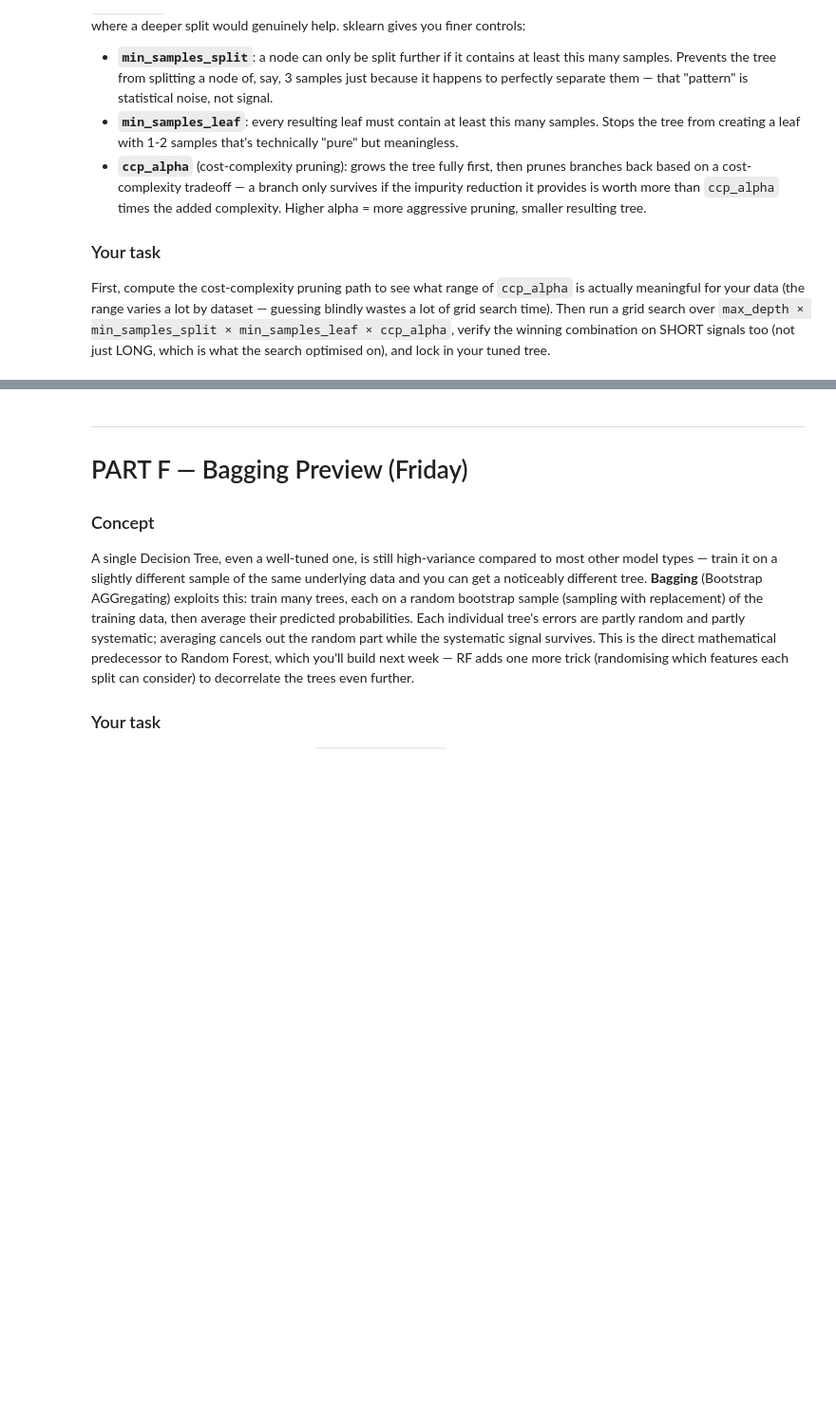
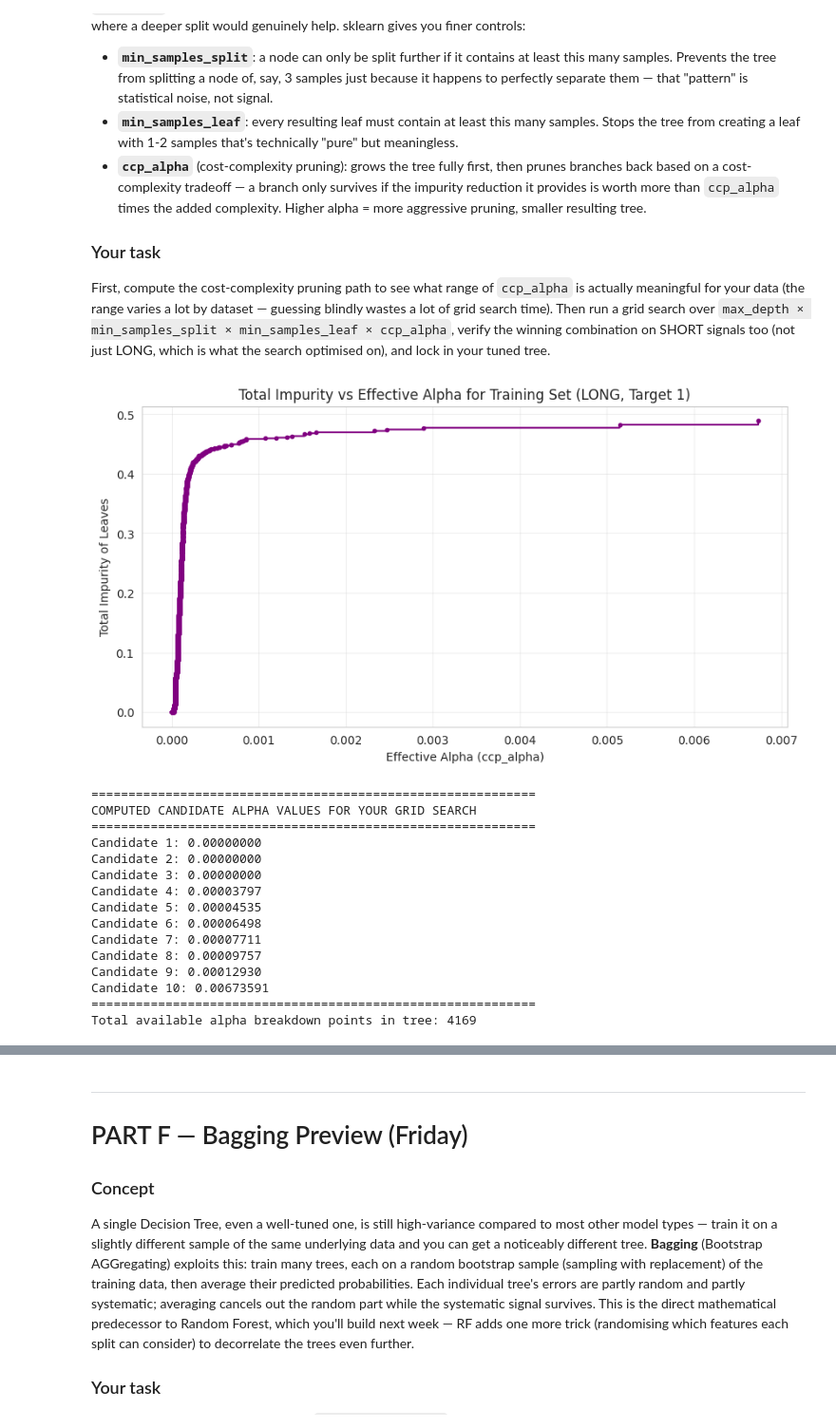
Before and after one commit to Jeshurun-B/EMA-optimizer-pipeline-v2, a Jupyter notebook: coolab_notebooks/week4_decision_trees_original.ipynb, the cells around one changed output, grey strips where cells are left out. Shown at 95% size. Saved outputs shown, nothing was run; the diff lists cells and outputs as text; code cells hidden in the pictures; blank space fills up the shorter version.

```diff
--- a/coolab_notebooks/week4_decision_trees_original.ipynb
+++ b/coolab_notebooks/week4_decision_trees_original.ipynb
@@ -1168,0 +1127,60 @@ feat_set = [f for f in FEATURES_COMBINED if f in df_long.columns]
+# %%
+import numpy as np
+import pandas as pd
+import matplotlib.pyplot as plt
+from sklearn.tree import DecisionTreeClassifier
+
+# ============================================================
+# TODO: Cost-complexity pruning path
+# ============================================================
+feat_set = [f for f in FEATURES_COMBINED if f in df_long.columns]
+
+# 1. Prepare Xp, yp from df_long
+df_p = df_long[feat_set + ['class_target_1']].replace([np.inf, -np.inf], np.nan).dropna()
+Xp = df_p[feat_set].to_numpy()
+yp = df_p['class_target_1'].to_numpy()
+
+# 2. Fit an UNPRUNED tree and call its cost_complexity_pruning_path
+dt_path = DecisionTreeClassifier(class_weight='balanced', random_state=42)
+path = dt_path.cost_complexity_pruning_path(Xp, yp)
+
+# Drop the trivial final value to prevent collapsing the whole tree to a single node
+ccpas, impurs = path.ccp_alphas[:-1], path.impurities[:-1]
+
+# 3. Plot ccpas (x) vs impurs (y) as a line
+fig, ax = plt.subplots(figsize=(10, 5))
+ax.plot(ccpas, impurs, marker='o', drawstyle="steps-post", color='purple', markersize=3)
+ax.set_xlabel("Effective Alpha (ccp_alpha)")
+ax.set_ylabel("Total Impurity of Leaves")
+ax.set_title("Total Impurity vs Effective Alpha for Training Set (LONG, Target 1)")
+plt.grid(True, alpha=0.3)
+plt.show()
+
+# 4. Pick ~10 candidate alpha values spread evenly across the computed range
+indices = np.linspace(0, len(ccpas) - 1, 10, dtype=int)
+candidate_alphas = ccpas[indices]
+
+print("=" * 60)
+print("COMPUTED CANDIDATE ALPHA VALUES FOR YOUR GRID SEARCH")
+print("=" * 60)
+for i, alpha in enumerate(candidate_alphas):
+    print(f"Candidate {i+1}: {alpha:.8f}")
+print("=" * 60)
+print(f"Total available alpha breakdown points in tree: {len(ccpas)}")
+# %% [output]
+[figure, added]
+============================================================
+COMPUTED CANDIDATE ALPHA VALUES FOR YOUR GRID SEARCH
+============================================================
+Candidate 1: 0.00000000
+Candidate 2: 0.00000000
+Candidate 3: 0.00000000
+Candidate 4: 0.00003797
+Candidate 5: 0.00004535
+Candidate 6: 0.00006498
+Candidate 7: 0.00007711
+Candidate 8: 0.00009757
+Candidate 9: 0.00012930
+Candidate 10: 0.00673591
+============================================================
+Total available alpha breakdown points in tree: 4169
```
Also changed, not shown: parts of 12 cells of this notebook.
